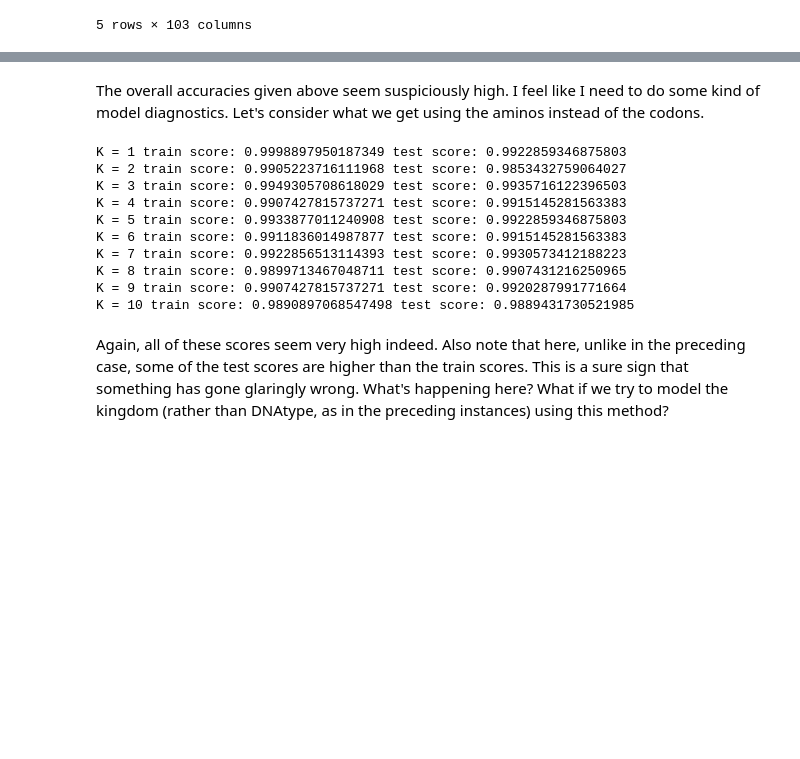
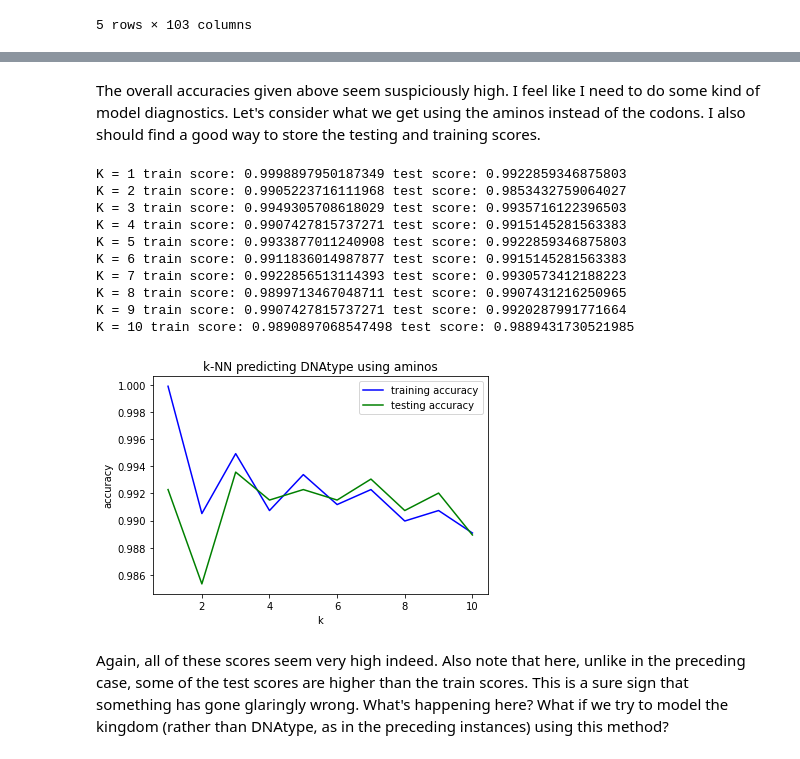
Before and after one commit to skizlik/capstone-2-dna-taxon-prediction, a Jupyter notebook: Capstone 2 Modeling.ipynb, the cells around one changed output, grey strips where cells are left out. Cells and saved outputs as stored; diff of their text form; code cells hidden in the pictures; blank space fills up the shorter version.

Commit message:
Add files via upload
Last commits were accidental reversions.  This update is still incomplete.  kNN and RF models only, results are unclear, to say the least.

```diff
--- a/Capstone 2 Modeling.ipynb
+++ b/Capstone 2 Modeling.ipynb
@@ -80,2 +93,2 @@ K = 14 train score: 0.9912938064800529 test score: 0.9879146310105426
 # %% [markdown]
-The overall accuracies given above seem suspiciously high.  I feel like I need to do some kind of model diagnostics.  Let's consider what we get using the aminos instead of the codons.
+The overall accuracies given above seem suspiciously high.  I feel like I need to do some kind of model diagnostics.  Let's consider what we get using the aminos instead of the codons.  I also should find a good way to store the testing and training scores.
@@ -85,28 +98,43 @@ X_train, X_test, y_train, y_test = train_test_split(X, y, test_size=0.3, random_
 # %%
-# considering values of hyperparameter k
+# keeping y as DNAtype, now predicting using aminos
+# also integrating all of this stuff into a single cell
+
+X = cu[amino_list]
+X_train, X_test, y_train, y_test = train_test_split(X, y, test_size=0.3, random_state=13131)
 test_scores = []
 train_scores = []
 
 for i in range(1,11):
 
     knn = KNeighborsClassifier(i)
     knn.fit(X_train,y_train)
 
     train_scores.append(knn.score(X_train,y_train))
     test_scores.append(knn.score(X_test,y_test))
 
 for i in range(len(test_scores)):
     print("K =", i+1, "train score:", train_scores[i], "test score:", test_scores[i])
+
+line1, = plt.plot(range(1,11), train_scores, 'b')
+line2, = plt.plot(range(1,11), test_scores, 'g')
+plt.legend([line1, line2], ['training accuracy', 'testing accuracy'])
+plt.title('k-NN predicting DNAtype using aminos')
+plt.ylabel('accuracy')
+plt.xlabel('k')
+plt.show()
+
+knn_dna_amino_train, knn_dna_amino_test = train_scores, test_scores
 # %% [output]
 K = 1 train score: 0.9998897950187349 test score: 0.9922859346875803
 K = 2 train score: 0.9905223716111968 test score: 0.9853432759064027
 K = 3 train score: 0.9949305708618029 test score: 0.9935716122396503
 K = 4 train score: 0.9907427815737271 test score: 0.9915145281563383
 K = 5 train score: 0.9933877011240908 test score: 0.9922859346875803
 K = 6 train score: 0.9911836014987877 test score: 0.9915145281563383
 K = 7 train score: 0.9922856513114393 test score: 0.9930573412188223
 K = 8 train score: 0.9899713467048711 test score: 0.9907431216250965
 K = 9 train score: 0.9907427815737271 test score: 0.9920287991771664
 K = 10 train score: 0.9890897068547498 test score: 0.9889431730521985
+[figure, added]
 # %% [markdown]
 Again, all of these scores seem very high indeed.  Also note that here, unlike in the preceding case, some of the test scores are higher than the train scores.  This is a sure sign that something has gone glaringly wrong. What's happening here?  What if we try to model the kingdom (rather than DNAtype, as in the preceding instances) using this method?
```
Also changed, not shown: parts of 24 cells of this notebook.
